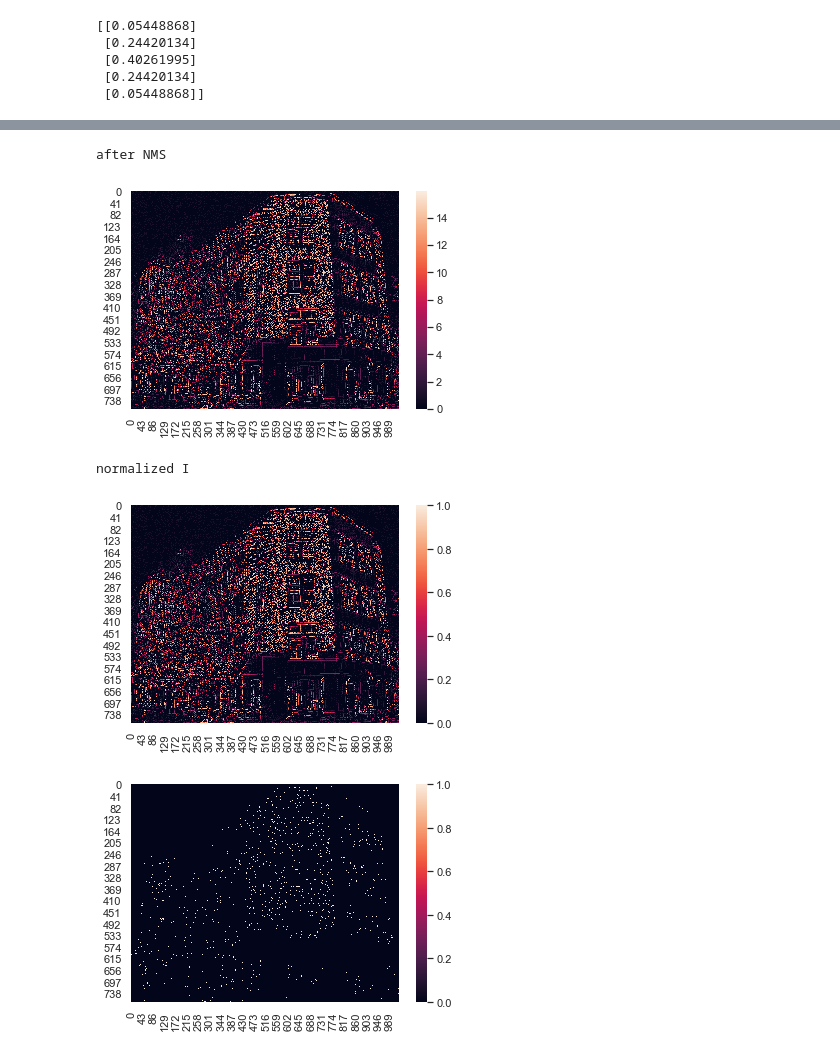
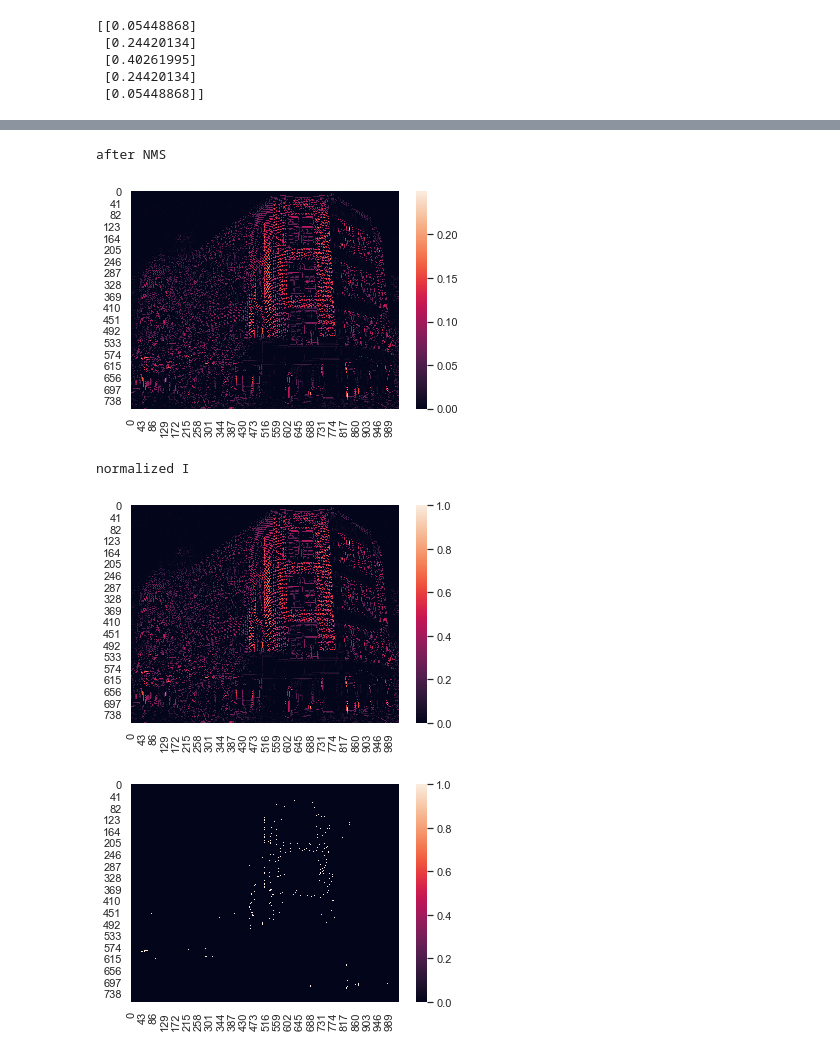
Before and after one commit to kwantlin/student-assignment-1, a Jupyter notebook: hw1.ipynb, the cells around one changed output, grey strips where cells are left out. Cells and saved outputs as stored; diff of their text form; code cells hidden in the pictures.

```diff
--- a/hw1.ipynb
+++ b/hw1.ipynb
@@ -48,7 +48,7 @@ img = cv2.imread('example_images/csbldg.jpg', 1)
 gray = cv2.cvtColor(img, cv2.COLOR_BGR2GRAY)
 cv2.imshow('image_gray', gray)
 cv2.imwrite("test-out.jpeg", gray)
-
+gray = np.array(gray/255.0)
 
 # finding the derivative of a function convolved with a Gaussian is the same
 # as convolving with the derivative of a Gaussian
@@ -67,16 +67,16 @@ def gauss(sigma): # get kernel of gaussian, sizes depends on sigma
     return k
 
 kernel = gauss(1)
-
+print("kernel", kernel)
 # deriv of gaussian in x direction
 print(kernel)
 xconv = np.array([[-1, 1, 0]])
 dx = cv2.filter2D(kernel,-1,xconv)
-# print("dx", dx)
+print("dx", dx)
 fx = cv2.filter2D(gray,-1,dx)
-# print("fx", fx)
+print("fx", fx)
 # print(fx.shape)
-cv2.imwrite("fx.jpeg", fx)
+cv2.imwrite("fx.jpeg", fx*255)
 
 # deriv of gaussian in y direction
 yconv = np.array([[-1], [1], [0]])
@@ -85,7 +85,7 @@ dy = cv2.filter2D(kernel,-1,yconv)
 fy = cv2.filter2D(gray,-1,dy)
 # print("fy", fy)
 print(fy.shape)
-cv2.imwrite("fy.jpeg", fy)
+cv2.imwrite("fy.jpeg", fy*255)
 
 # Computer edge strength and edge orientation at each pixel.
 def edge_str_ori(fx, fy, img):
@@ -165,7 +166,7 @@ print("after NMS")
 ax4 = sns.heatmap(I)
 # %% [output]
 after NMS
-[figure, old version]
+[figure, new version]
 # %%
 edgemap = np.zeros(I.shape)
 I_normal = I / np.amax(I)
@@ -173,37 +174,37 @@ print("normalized I")
 ax44 = sns.heatmap(I_normal)
 # %% [output]
 normalized I
-[figure, old version]
+[figure, new version]
 # %%
 
-th = 0.9
-tl = 0.8
+th = 0.6
+tl = 0.2
 for i in range(I.shape[0]):
     for j in range(I.shape[1]):
         if I_normal[i][j] > th:
 #             edgemap[i][j] = 1
             to_check = [(i,j)]
             while(to_check):
                 p = to_check.pop(0)
                 if edgemap[p] == 0:
                     if D_prime[i][j] == 0:
                         n1, n2 = (max(0,p[0]-1), p[1]), (min(I.shape[0]-1, p[0]+1), p[1])
                     elif D_prime[i][j] == pi/4:
                         n1, n2 = (max(0,p[0]-1), max(0,p[1]-1)), (min(I.shape[0]-1, p[0]+1), min(I.shape[1]-1,p[1]+1))
                     elif D_prime[i][j] == pi/2:
                         n1, n2 = (p[0], max(0,p[1]-1)), (p[0], min(I.shape[1]-1,p[1]+1))
                     else:
                         n1, n2 = (max(0,p[0]-1), min(I.shape[1]-1,p[1]+1)), (min(I.shape[0]-1, p[0]+1), max(0,p[1]-1))
-                    if I[n1] > tl:
+                    if I_normal[n1] > tl:
                         to_check.append(n1)
                         edgemap[n1] = 1
-                    if I[n2] > tl:
+                    if I_normal[n2] > tl:
                         to_check.append(n2)
                         edgemap[n2] = 1
 
 ax5 = sns.heatmap(edgemap)
 # %% [output]
-[figure, old version]
+[figure, new version]
 # %%
 img_mandrill = cv2.imread('example_images/mandrill.jpg', 1)
 gray_mandrill = cv2.cvtColor(img_mandrill, cv2.COLOR_BGR2GRAY)
```
Also changed, not shown: parts of 5 cells of this notebook, 2 other files.
